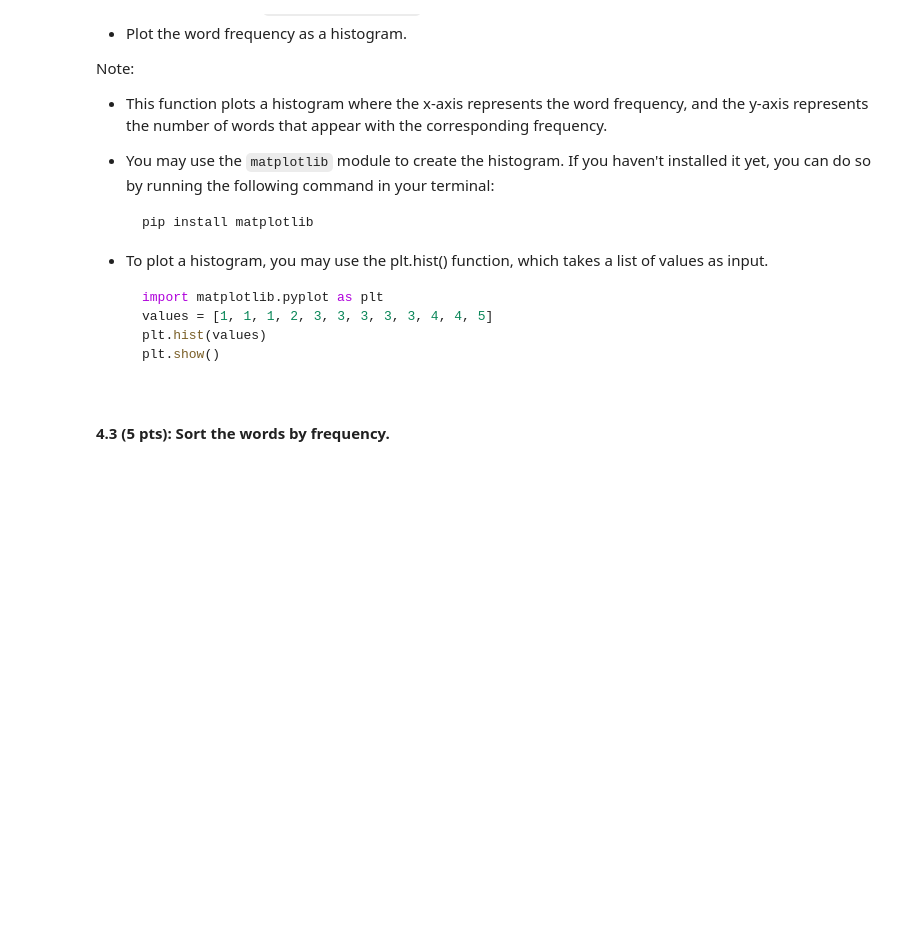
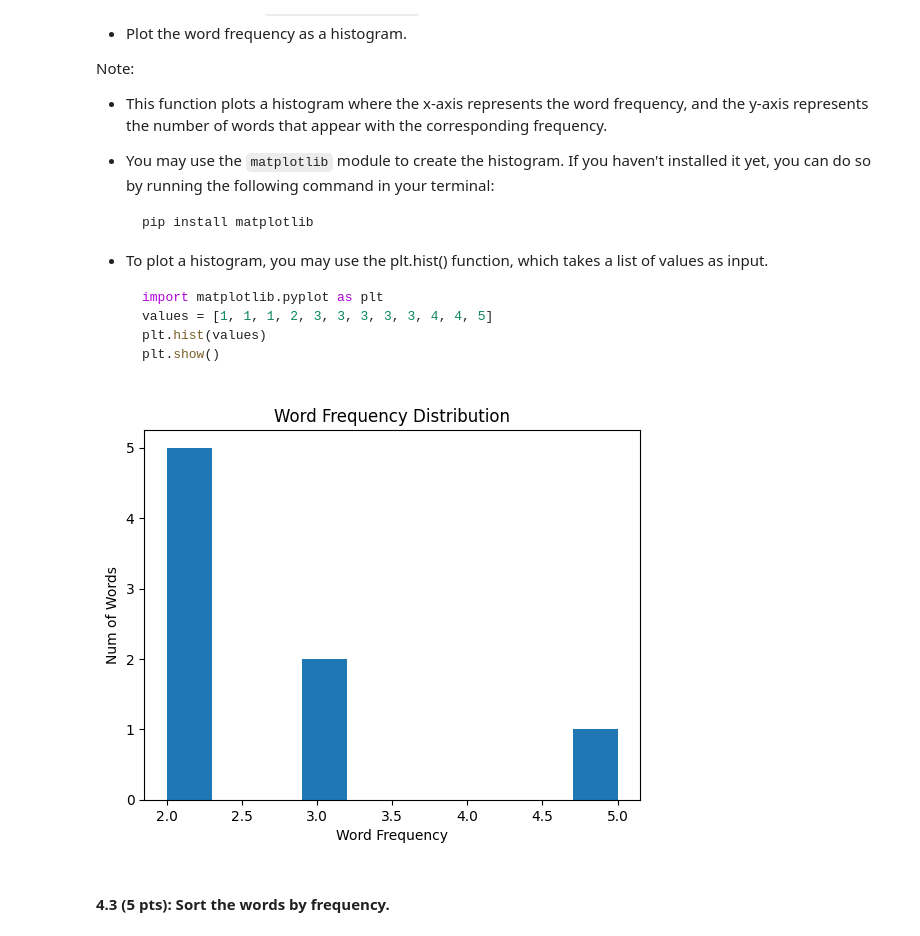
Before and after one commit to edg35/project2, a Jupyter notebook: lecture_transcript_word_freq.ipynb, the cells around one changed output. Drawn from its saved outputs; the diff is of its cells as text; code cells hidden in the pictures; blank space fills up the shorter version.

```diff
--- a/lecture_transcript_word_freq.ipynb
+++ b/lecture_transcript_word_freq.ipynb
@@ -440,20 +458,28 @@ Note:
 # %%
 import matplotlib.pyplot as plt
 
 
 def plot_word_frequency_dist(cumulated_frequency):
     """
     Plots word frequency
     IN: cumulated_frequency, dict{str: int}, cumulated word frequency
     OUT: None
     """
     # plot the word frequency distribution
-    """__Your_Code_Here__"""
+    freqs = list(cumulated_frequency.values())
+    plt.hist(freqs)
 
     plt.xlabel("Word Frequency")
     plt.ylabel("Num of Words")
     plt.title("Word Frequency Distribution")
     plt.show()
+
+#test
+# Example usage
+#cumulated_frequency = {'the': 5, 'quick': 2, 'brown': 3, 'fox': 3, 'jumps': 2, 'over': 2, 'lazy': 2, 'dog': 2}
+#plot_word_frequency_dist(cumulated_frequency)
+# %% [output]
+[figure, added]
 # %% [markdown]
 #### 4.3 (5 pts): Sort the words by frequency.
 # %% [markdown]
```
Also changed, not shown: parts of 8 cells of this notebook.
